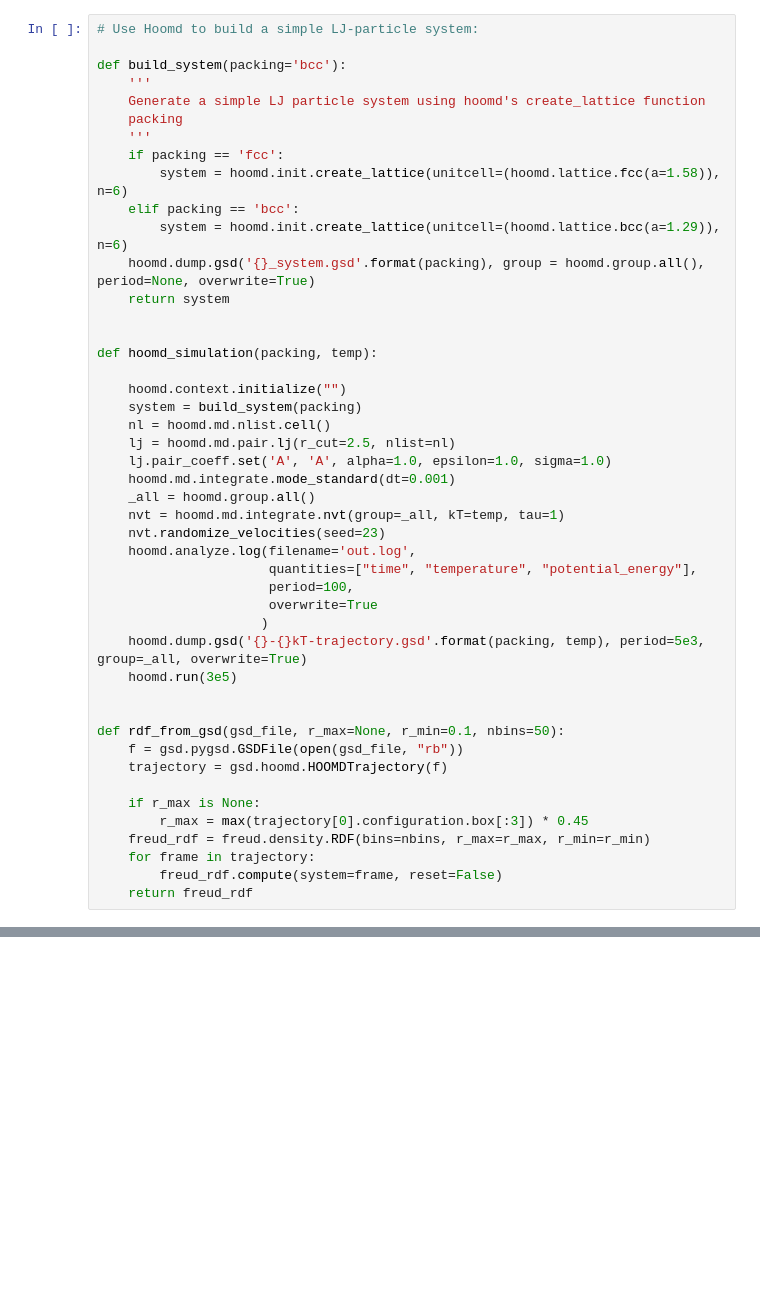
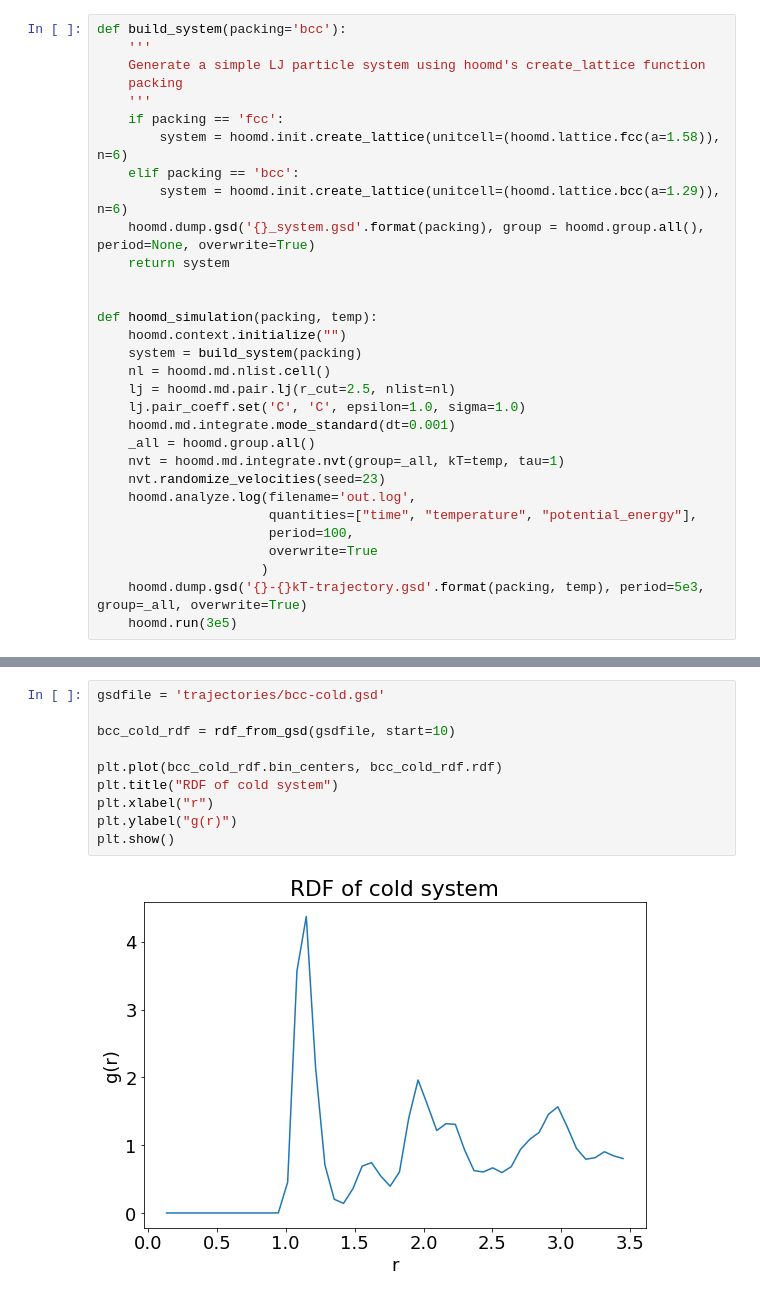
Before and after one commit to cmelab/notebook_tutorials, a Jupyter notebook: radial-distribution-function.ipynb, the cells around one changed output, grey strips where cells are left out. Drawn from its saved outputs; the diff is of its cells as text; blank space fills up the shorter version.

```diff
--- a/radial-distribution-function.ipynb
+++ b/radial-distribution-function.ipynb
@@ -11,6 +83,4 @@ import freud
 # %%
-# Use Hoomd to build a simple LJ-particle system:
-
 def build_system(packing='bcc'):
     '''
     Generate a simple LJ particle system using hoomd's create_lattice function
@@ -25,12 +95,11 @@ def build_system(packing='bcc'):
 
 
 def hoomd_simulation(packing, temp):
-
     hoomd.context.initialize("")
     system = build_system(packing)
     nl = hoomd.md.nlist.cell()
     lj = hoomd.md.pair.lj(r_cut=2.5, nlist=nl)
-    lj.pair_coeff.set('A', 'A', alpha=1.0, epsilon=1.0, sigma=1.0)
+    lj.pair_coeff.set('C', 'C', epsilon=1.0, sigma=1.0)
     hoomd.md.integrate.mode_standard(dt=0.001)
     _all = hoomd.group.all()
     nvt = hoomd.md.integrate.nvt(group=_all, kT=temp, tau=1)
@@ -42,15 +111,3 @@ def hoomd_simulation(packing, temp):
                      )
     hoomd.dump.gsd('{}-{}kT-trajectory.gsd'.format(packing, temp), period=5e3, group=_all, overwrite=True)
     hoomd.run(3e5)
-
-
-def rdf_from_gsd(gsd_file, r_max=None, r_min=0.1, nbins=50):
-    f = gsd.pygsd.GSDFile(open(gsd_file, "rb"))
-    trajectory = gsd.hoomd.HOOMDTrajectory(f)
-
-    if r_max is None:
-        r_max = max(trajectory[0].configuration.box[:3]) * 0.45
-    freud_rdf = freud.density.RDF(bins=nbins, r_max=r_max, r_min=r_min)
-    for frame in trajectory:
-        freud_rdf.compute(system=frame, reset=False)
-    return freud_rdf
@@ -80,0 +120,12 @@ bcc_hot_rdf
+# %%
+gsdfile = 'trajectories/bcc-cold.gsd'
+
+bcc_cold_rdf = rdf_from_gsd(gsdfile, start=10)
+
+plt.plot(bcc_cold_rdf.bin_centers, bcc_cold_rdf.rdf)
+plt.title("RDF of cold system")
+plt.xlabel("r")
+plt.ylabel("g(r)")
+plt.show()
+# %% [output]
+[figure, added]
```
Also changed, not shown: parts of 23 cells of this notebook.
